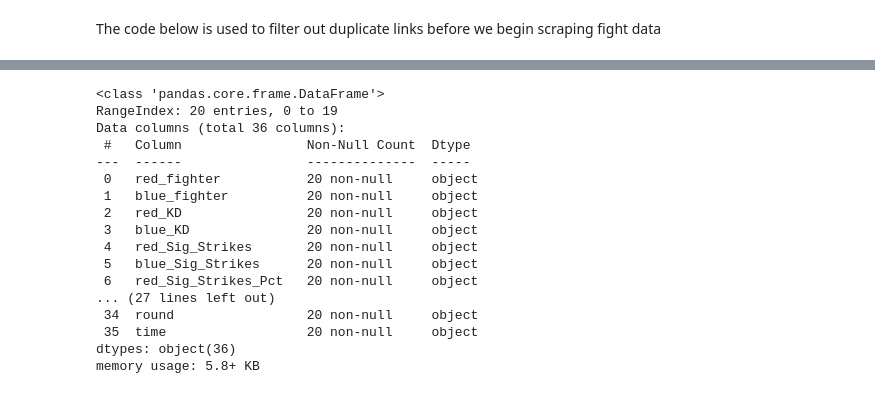
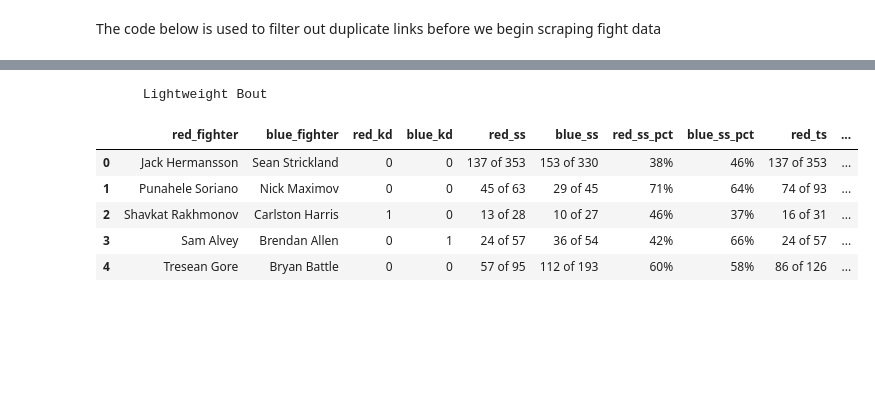
Before and after one commit to ayanga1998/UFC_Dashboard, a Jupyter notebook: Data_Collection.ipynb, the cells around one changed output, grey strips where cells are left out. Saved outputs shown, nothing was run; the diff lists cells and outputs as text; code cells hidden in the pictures; blank space fills up the shorter version.

Commit message:
Updated dataset with event titles and weight classes

```diff
--- a/Data_Collection.ipynb
+++ b/Data_Collection.ipynb
@@ -104,16 +111,18 @@ len(fight_stats_links_unique)
 # %%
-columns = ['red_fighter', 'blue_fighter', 'red_KD', 'blue_KD', 'red_Sig_Strikes', 'blue_Sig_Strikes', 'red_Sig_Strikes_Pct', 'blue_Sig_Strikes_Pct',
-           'red_Total_Strikes', 'blue_Total_Strikes', 'red_TD', 'blue_TD', 'red_TD_pct', 'blue_TD_pct', 'red_Sub_Att', 'blue_Sub_Att', 'red_Rev',
-           'blue_Rev', 'red_Ctrl_Time', 'blue_Ctrl_Time', 'red_head', 'blue_head', 'red_body', 'blue_body', 'red_leg', 'blue_leg',
-           'red_distance', 'blue_distance', 'red_clinch', 'blue_clinch', 'red_ground', 'blue_ground']
+columns = ['red_fighter', 'blue_fighter', 'red_kd', 'blue_kd', 'red_ss', 'blue_ss', 'red_ss_pct', 'blue_ss_pct',
+           'red_ts', 'blue_ts', 'red_td', 'blue_td', 'red_td_pct', 'blue_td_pct', 'red_sub_att', 'blue_sub_att', 'red_rev',
+           'blue_rev', 'red_ctrl_time', 'blue_ctrl_time', 'red_head', 'blue_head', 'red_body', 'blue_body', 'red_leg', 'blue_leg',
+           'red_dist', 'blue_dist', 'red_clinch', 'blue_clinch', 'red_grnd', 'blue_grnd']
 
 data = {col:[] for col in columns}
 data['result'] = []
 data['method'] = []
 data['round'] = []
 data['time'] = []
+data['event_title'] = []
+data['weight_class'] = []
 
-for fight_link in fight_stats_links_unique[-20:]:
+for fight_link in fight_stats_links_unique:
 
     fight_page = requests.get(fight_link)
 
@@ -122,9 +131,26 @@ for fight_link in fight_stats_links_unique[-20:]:
 
         upper_table = fight_soup.select("p i")
 
+        # Collect fight statistics
+        fight_stats = fight_soup.select("tr")
+
+        if len(fight_stats) > 0:
+            first_box = fight_stats[1].get_text().split(sep='\n\n')
+        else:
+            print(f'{divs[1].a.get_text()} v. {divs[0].a.get_text()}: Fight data unavailable')
+            continue
+
+        event_name = fight_soup.select('div h2')[0]
+        data['event_title'].append(event_name)
+
+        # Store the weight class
+        weight = fight_soup.find_all('i',{'class':'b-fight-details__fight-title'})[0].text
+        data['weight_class'].append(weight)
+
         # Store number of rounds in fight
         num_rounds = upper_table[3].get_text()
         data['round'].append(num_rounds)
+
 
         # Store the time expended in the last round of the fight
         time = upper_table[5].get_text()
@@ -134,17 +160,9 @@ for fight_link in fight_stats_links_unique[-20:]:
         method = upper_table[2].get_text()
         data['method'].append(method)
 
+
         # Store the winner of each fight
         divs = fight_soup.find_all('div',{'class':'b-fight-details__person'})
-
-        # Collect fight statistics
-        fight_stats = fight_soup.select("tr")
-
-        if len(fight_stats) > 0:
-            first_box = fight_stats[1].get_text().split(sep='\n\n')
-        else:
-            print(f'{divs[1].a.get_text()} v. {divs[0].a.get_text()}: Fight data unavailable')
-            continue
 
         if 'W' in divs[0].i.get_text():
             data['result'].append(divs[0].a.get_text())
@@ -219,22 +232,22 @@ if fight_page.status_code == 200:
+# %%
+fight_link = fight_stats_links_unique[100]
+fight_page = requests.get(fight_link)
+
+if fight_page.status_code == 200:
+    fight_soup = BeautifulSoup(fight_page.content, 'html.parser')
+    method = fight_soup.find_all('i',{'class':'b-fight-details__fight-title'})[0].text
+    #method = fight_soup.select('div div div div')[0]
+    print(method)
+# %% [output]
+      Lightweight Bout
 # %%
 df = pd.DataFrame(data)
 
-df.info()
+df.head()
 # %% [output]
-<class 'pandas.core.frame.DataFrame'>
-RangeIndex: 20 entries, 0 to 19
-Data columns (total 36 columns):
- #   Column                Non-Null Count  Dtype
----  ------                --------------  -----
- 0   red_fighter           20 non-null     object
- 1   blue_fighter          20 non-null     object
- 2   red_KD                20 non-null     object
- 3   blue_KD               20 non-null     object
- 4   red_Sig_Strikes       20 non-null     object
- 5   blue_Sig_Strikes      20 non-null     object
- 6   red_Sig_Strikes_Pct   20 non-null     object
-... (27 lines left out)
- 34  round                 20 non-null     object
- 35  time                  20 non-null     object
-dtypes: object(36)
-memory usage: 5.8+ KB
+|  | red_fighter | blue_fighter | red_kd | blue_kd | red_ss | blue_ss | red_ss_pct | blue_ss_pct | red_ts | ... |
+| 0 | Jack Hermansson | Sean Strickland | 0 | 0 | 137 of 353 | 153 of 330 | 38% | 46% | 137 of 353 | ... |
+| 1 | Punahele Soriano | Nick Maximov | 0 | 0 | 45 of 63 | 29 of 45 | 71% | 64% | 74 of 93 | ... |
+| 2 | Shavkat Rakhmonov | Carlston Harris | 1 | 0 | 13 of 28 | 10 of 27 | 46% | 37% | 16 of 31 | ... |
+| 3 | Sam Alvey | Brendan Allen | 0 | 1 | 24 of 57 | 36 of 54 | 42% | 66% | 24 of 57 | ... |
+| 4 | Tresean Gore | Bryan Battle | 0 | 0 | 57 of 95 | 112 of 193 | 60% | 58% | 86 of 126 | ... |
```
Also changed, not shown: parts of 9 cells of this notebook.
